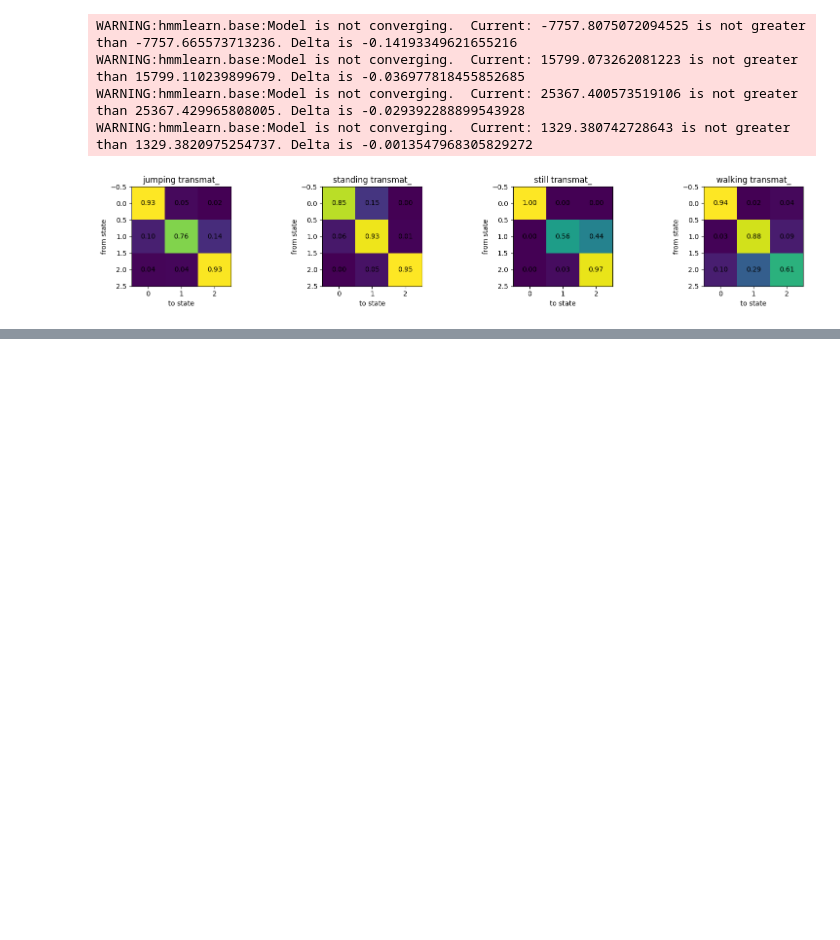
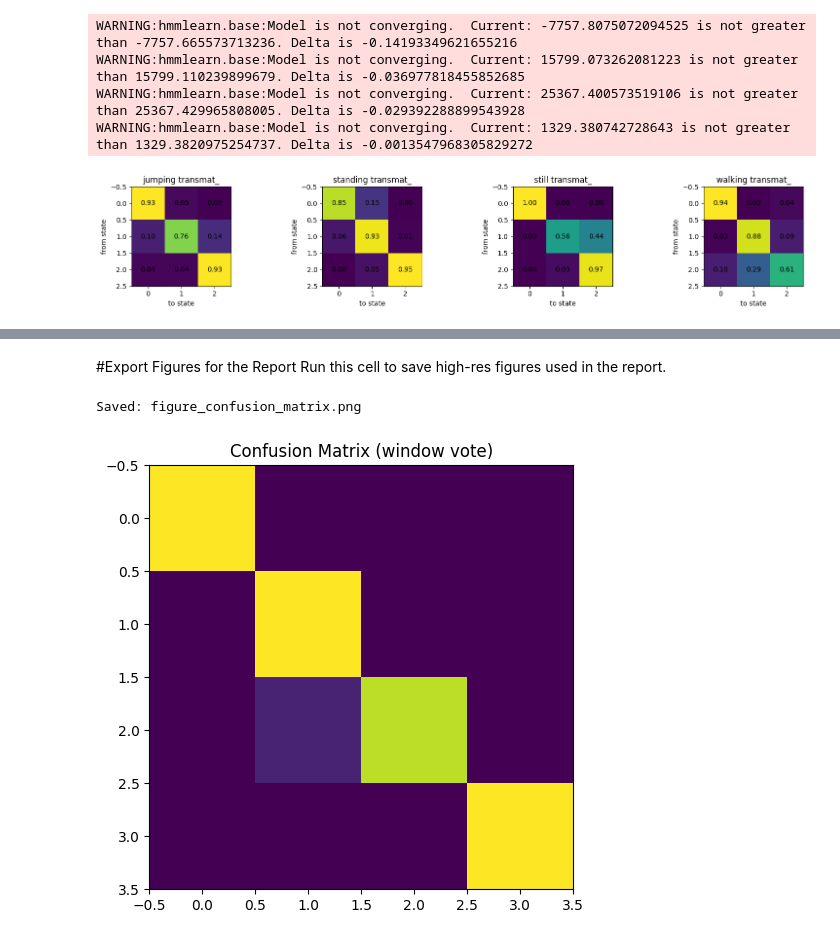
Before and after one commit to l-isaro/Formative-2---Hidden-Markov-Models, a Jupyter notebook: Notebook.ipynb, the cells around one changed output, grey strips where cells are left out. Saved outputs shown, nothing was run; the diff lists cells and outputs as text; code cells hidden in the pictures; blank space fills up the shorter version.

```diff
--- a/Notebook.ipynb
+++ b/Notebook.ipynb
@@ -685,0 +768,15 @@ WARNING:hmmlearn.base:Model is not converging.  Current: 1329.380742728643 is no
+# %% [markdown]
+#Export Figures for the Report
+Run this cell to save high-res figures used in the report.
+# %%
+# Example: save confusion matrices and transition matrices
+fig_cm, ax_cm = plt.subplots(figsize=(6,5))
+im = ax_cm.imshow(np.array(results["confusion_matrix"]))
+ax_cm.set_title("Confusion Matrix (window vote)")
+plt.tight_layout(); fig_cm.savefig("figure_confusion_matrix.png", dpi=200)
+
+# Transition matrices already plotted above; you can save them similarly by re-calling the plotting code and using fig.savefig().
+print("Saved: figure_confusion_matrix.png")
+# %% [output]
+Saved: figure_confusion_matrix.png
+[figure, added]
```
Also changed, not shown: parts of 4 cells of this notebook.
